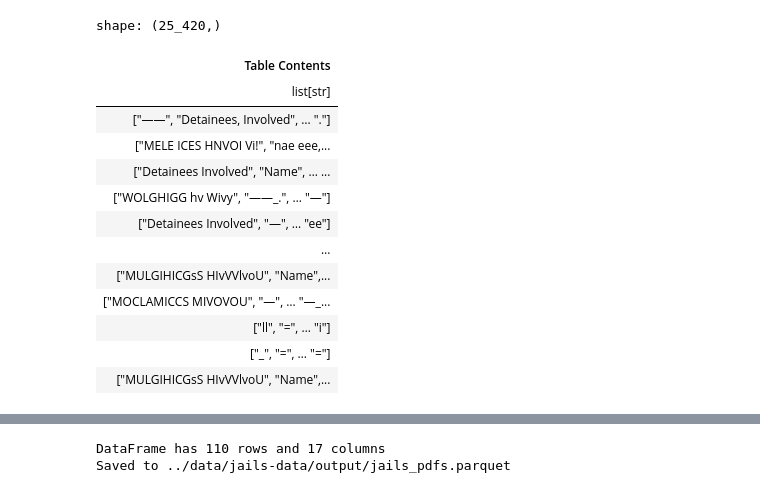
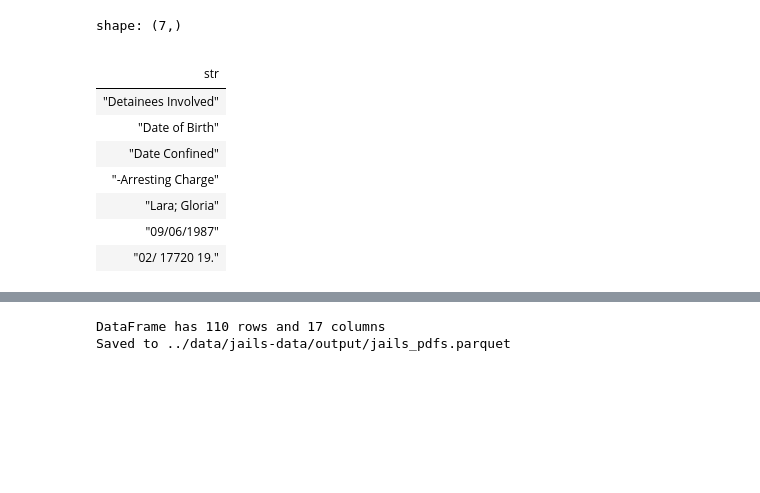
Before and after one commit to mansueto-institute/jail-events, a Jupyter notebook: src/jail-events/notebooks/extraction_report.ipynb, the cells around one changed output, grey strips where cells are left out. Saved outputs shown, nothing was run; the diff lists cells and outputs as text; code cells hidden in the pictures; blank space fills up the shorter version.

```diff
--- a/src/jail-events/notebooks/extraction_report.ipynb
+++ b/src/jail-events/notebooks/extraction_report.ipynb
@@ -40,22 +40,18 @@ shape: (5, 19)
 | "N/A" | "N/A" | "N/A" | "N/A" | "N/A" | ... |
 | "N/A" | "N/A" | "N/A" | "N/A" | "N/A" | ... |
 # %%
-df['Table Contents']
+df['Table Contents'][259]
 # %% [output]
-shape: (25_420,)
+shape: (7,)
-| Table Contents |
-| list[str] |
-| ["——", "Detainees, Involved", … "."] |
-| ["MELE ICES HNVOI Vi!", "nae eee,... |
-| ["Detainees Involved", "Name", … ... |
-| ["WOLGHIGG hv Wivy", "——_.", … "—"] |
-| ["Detainees Involved", "—", … "ee"] |
-| … |
-| ["MULGIHICGsS HIvVVlvoU", "Name",... |
-| ["MOCLAMICCS MIVOVOU", "—", … "—_... |
-| ["ll", "=", … "i"] |
-| ["_", "=", … "="] |
-| ["MULGIHICGsS HIvVVlvoU", "Name",... |
+|  |
+| str |
+| "Detainees Involved" |
+| "Date of Birth" |
+| "Date Confined" |
+| "-Arresting Charge" |
+| "Lara; Gloria" |
+| "09/06/1987" |
+| "02/ 17720 19." |
 # %%
 df.select(
     pl.col("Table Contents").value_counts(sort=True).alias("counts")
```
Also changed, not shown: parts of 4 cells of this notebook, 7 other files.
